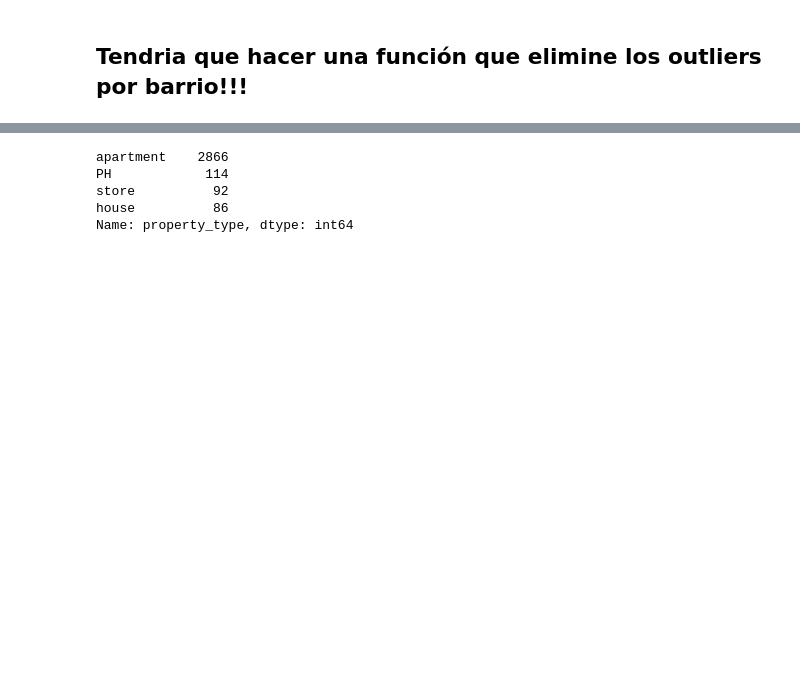
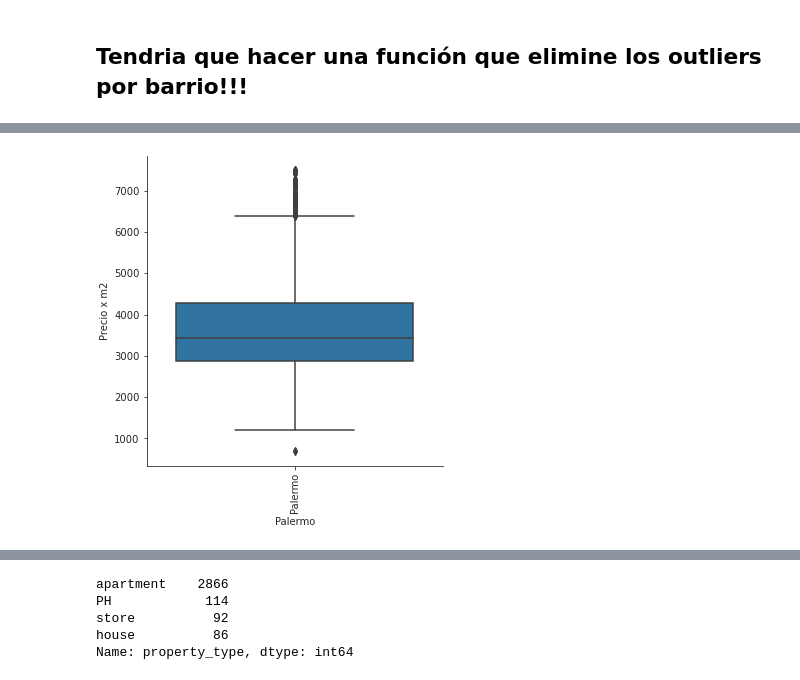
Before and after one commit to nachommm/desafio1, a Jupyter notebook: TP1backup.ipynb, the cells around one changed output, grey strips where cells are left out. Saved outputs shown, nothing was run; the diff lists cells and outputs as text; code cells hidden in the pictures; blank space fills up the shorter version.

```diff
--- a/TP1backup.ipynb
+++ b/TP1backup.ipynb
@@ -941 +941,8 @@ data_caba_clean_palermo.sample(3)
 3 rows × 30 columns
+# %%
+with sns.axes_style(style='ticks'):
+    box = sns.catplot("Barrio", "price_per_m2", data=data_caba_clean_palermo,aspect=1.0, kind="box")
+    box.set_axis_labels("Palermo", "Precio x m2");
+    box.set_xticklabels(rotation=90)
+# %% [output]
+[figure, added]
```
Also changed, not shown: parts of 7 cells of this notebook.
